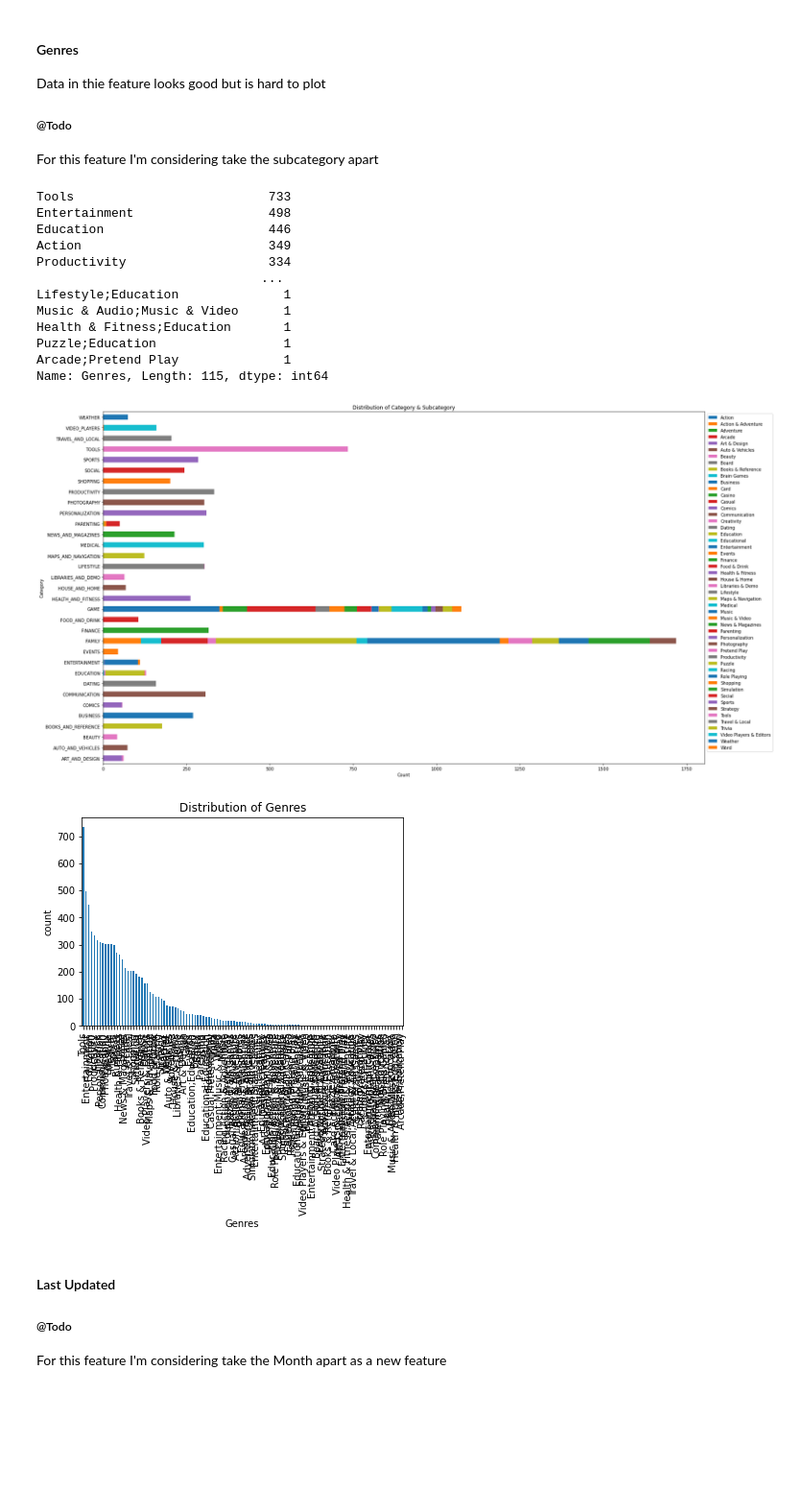
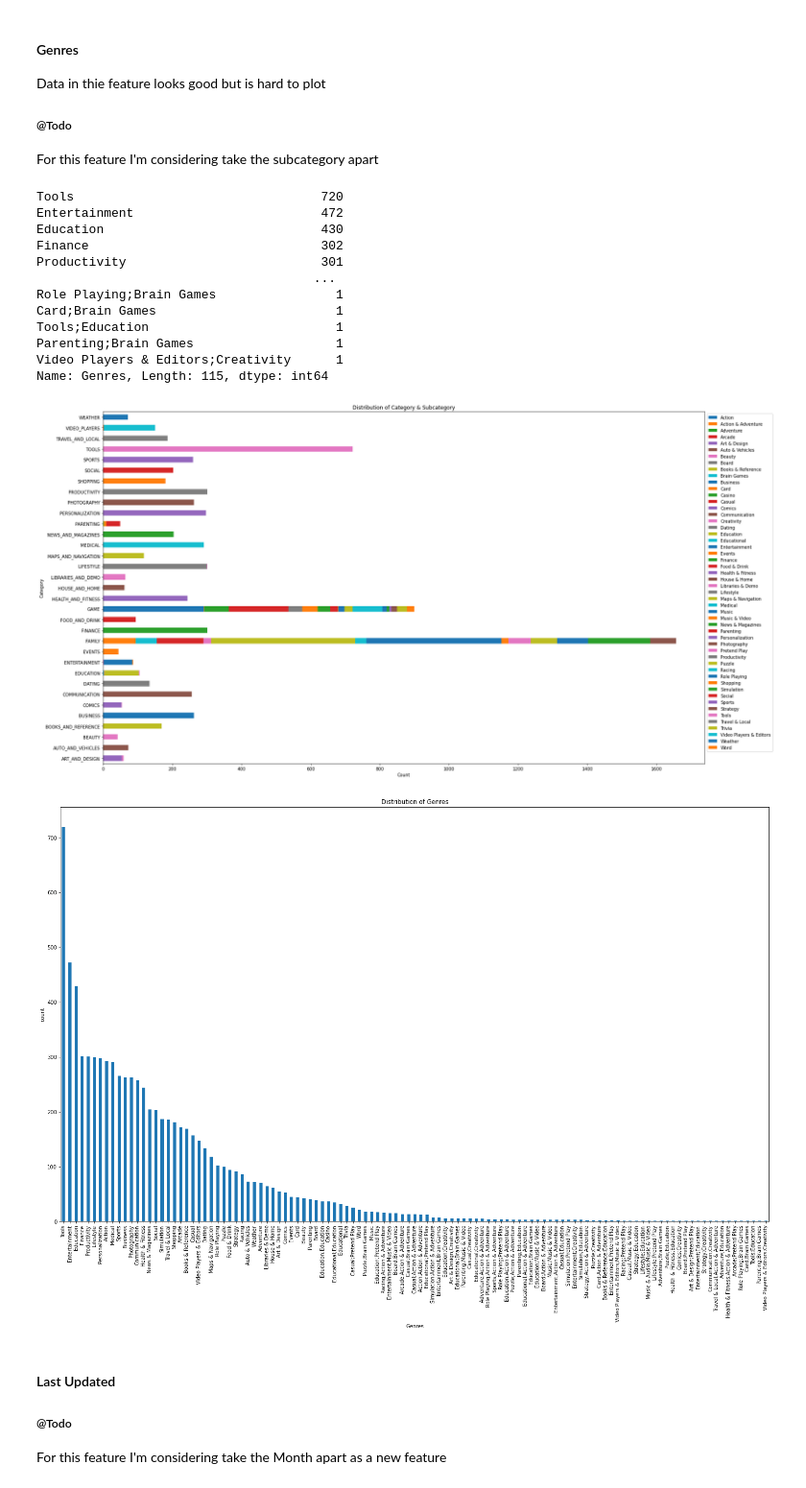
Before and after one commit to XiongfengWang/1030project, a Jupyter notebook: src/project.ipynb, the cells around one changed output. Shown: that part at 96% size. Drawn from its saved outputs; the diff is of its cells as text; code cells hidden in the pictures; blank space fills up the shorter version.

```diff
--- a/src/project.ipynb
+++ b/src/project.ipynb
@@ -74,7 +74,7 @@ import datetime
 # %%
 mpl.rcParams['savefig.dpi'] = 500
 # %%
-df = pd.read_csv('/Users/xiongfengwang/git/data1030_student_f20/project/data/googleplaystore.csv')
+df = pd.read_csv('/Users/xiongfengwang/git/local/1030project/data/googleplaystore.csv')
 print(df.shape)
 df.head()
 # %% [output]
@@ -126,10 +126,12 @@ There are plenty of public projects on this dataset, mostly focusing on EDA, dat
 8. Make sure your figures are publication-quality figures. Please print out your report before you submit it and make sure the figures are readable, the font size is similar to the text font size, axes are labelled, the figures have sufficient resolution (usually 300 dpi).
 # %%
 # drop completely duplicated rows
-df1 = df.drop_duplicates()
-df1.shape
+df2 = df.drop_duplicates()
+df2.shape
 # %% [output]
 (10358, 13)
 # %%
-# drop column with no target variable rating
-df1 = df1.dropna(subset = ['Rating'])
+# drop rows with no target variable rating
+# First round EDA based on this df, figures in 8893 samples folder
+df2 = df2.dropna(subset = ['Rating'])
+df2.shape
@@ -135,0 +142,8 @@ df1 = df1.dropna(subset = ['Rating'])
+# %%
+# Decision after first round EDA
+# Similar samples need to be dropped
+# keep sample with unique app-genres
+# remove duplicate with nuance difference in Reviews
+reviews_maxes = df2.groupby(['App', 'Genres']).Reviews.transform(max)
+df1 = df2.loc[df2.Reviews == reviews_maxes]
+df1.shape
@@ -348,17 +366,17 @@ For this feature I'm considering take the subcategory apart
 # %%
 df1.Genres.value_counts()
 # %% [output]
-Tools                          733
-Entertainment                  498
-Education                      446
-Action                         349
-Productivity                   334
-                              ...
-Lifestyle;Education              1
-Music & Audio;Music & Video      1
-Health & Fitness;Education       1
-Puzzle;Education                 1
-Arcade;Pretend Play              1
+Tools                                 720
+Entertainment                         472
+Education                             430
+Finance                               302
+Productivity                          301
+                                     ...
+Role Playing;Brain Games                1
+Card;Brain Games                        1
+Tools;Education                         1
+Parenting;Brain Games                   1
+Video Players & Editors;Creativity      1
 Name: Genres, Length: 115, dtype: int64
 # %%
 df1['Subcategory'] = df1.Genres.str.split(';').str[1]
@@ -371,16 +389,18 @@ twowaytable.plot(kind = "barh", figsize = (25, 15), stacked = True)
 plt.legend(bbox_to_anchor = (1.0, 1.0))
 plt.xlabel('Count')
 plt.title('Distribution of Category & Subcategory')
-plt.savefig('/Users/xiongfengwang/git/data1030_student_f20/project/figures/Distribution of Category & Subcategory.png')
+plt.savefig('/Users/xiongfengwang/git/local/1030project/figures/Distribution of Category & Subcategory.png')
 # %% [output]
-[figure, old version]
+[figure, new version]
 # %%
 # This is just to show we cannot plot Genres directly
-pd.value_counts(df1.Genres).plot.bar(title = 'Distribution of Genres');
+pd.value_counts(df1.Genres).plot.bar(title = 'Distribution of Genres',
+                                    figsize = (25, 15));
 plt.xlabel('Genres');
 plt.ylabel('count');
+plt.savefig('/Users/xiongfengwang/git/local/1030project/figures/Distribution of Genres.png')
 # %% [output]
-[figure, old version]
+[figure, new version]
 # %% [markdown]
 #### Last Updated
 ##### @Todo
```
Also changed, not shown: parts of 79 cells of this notebook, 41 other files.
